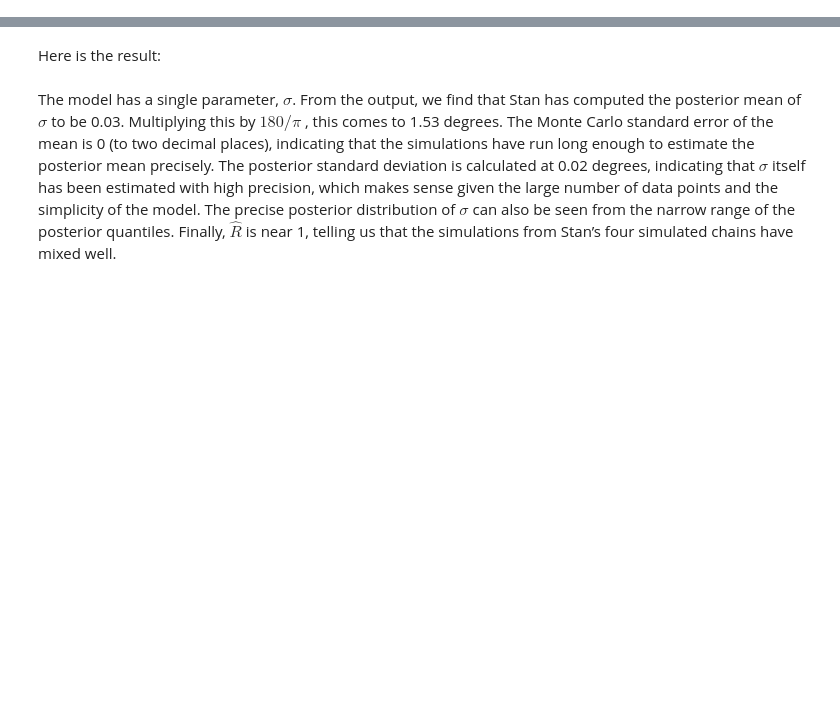
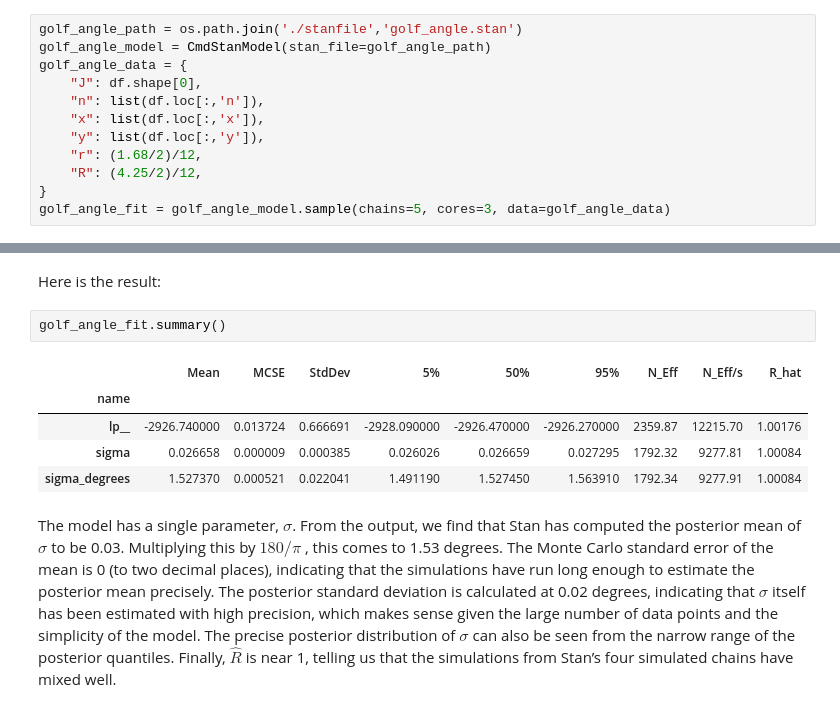
Before and after one commit to choiiiiii/stan, a Jupyter notebook: 20Stan_golf.ipynb, the cells around one changed output, grey strips where cells are left out. Saved outputs shown, nothing was run; the diff lists cells and outputs as text; blank space fills up the shorter version.

```diff
--- a/20Stan_golf.ipynb
+++ b/20Stan_golf.ipynb
@@ -145,0 +177,12 @@ code for geometry
+# %%
+golf_angle_path = os.path.join('./stanfile','golf_angle.stan')
+golf_angle_model = CmdStanModel(stan_file=golf_angle_path)
+golf_angle_data = {
+    "J": df.shape[0],
+    "n": list(df.loc[:,'n']),
+    "x": list(df.loc[:,'x']),
+    "y": list(df.loc[:,'y']),
+    "r": (1.68/2)/12,
+    "R": (4.25/2)/12,
+}
+golf_angle_fit = golf_angle_model.sample(chains=5, cores=3, data=golf_angle_data)
@@ -146,5 +204,13 @@ code for geometry
 # %% [markdown]
 Here is the result:
+# %%
+golf_angle_fit.summary()
+# %% [output]
+|  | Mean | MCSE | StdDev | 5% | 50% | 95% | N_Eff | N_Eff/s | R_hat |
+| name |  |  |  |  |  |  |  |  |  |
+| lp__ | -2926.740000 | 0.013724 | 0.666691 | -2928.090000 | -2926.470000 | -2926.270000 | 2359.87 | 12215.70 | 1.00176 |
+| sigma | 0.026658 | 0.000009 | 0.000385 | 0.026026 | 0.026659 | 0.027295 | 1792.32 | 9277.81 | 1.00084 |
+| sigma_degrees | 1.527370 | 0.000521 | 0.022041 | 1.491190 | 1.527450 | 1.563910 | 1792.34 | 9277.91 | 1.00084 |
 # %% [markdown]
 The model has a single parameter, $\sigma$. From the output, we find that Stan has computed the posterior mean of $\sigma$ to be 0.03. Multiplying this by $180/\pi$
 , this comes to 1.53 degrees. The Monte Carlo standard error of the mean is 0 (to two decimal places), indicating that the simulations have run long enough to estimate the posterior mean precisely. The posterior standard deviation is calculated at 0.02 degrees, indicating that $\sigma$ itself has been estimated with high precision, which makes sense given the large number of data points and the simplicity of the model. The precise posterior distribution of $\sigma$ can also be seen from the narrow range of the posterior quantiles. Finally, $\hat{R}$ is near 1, telling us that the simulations from Stan’s four simulated chains have mixed well.
```
Also changed, not shown: parts of 17 cells of this notebook.
